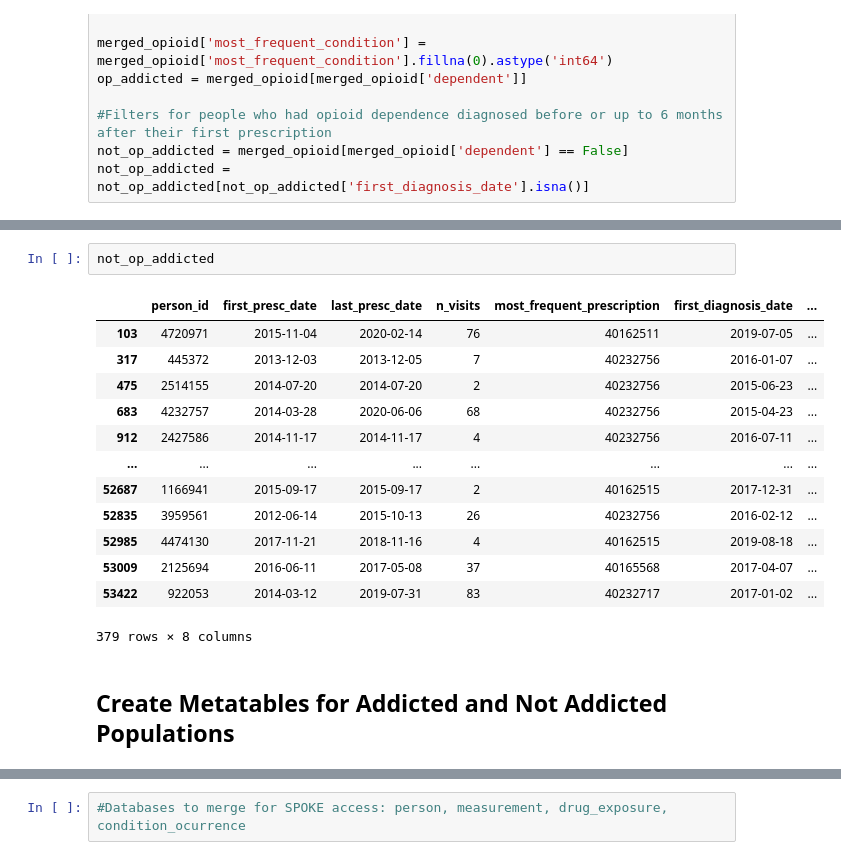
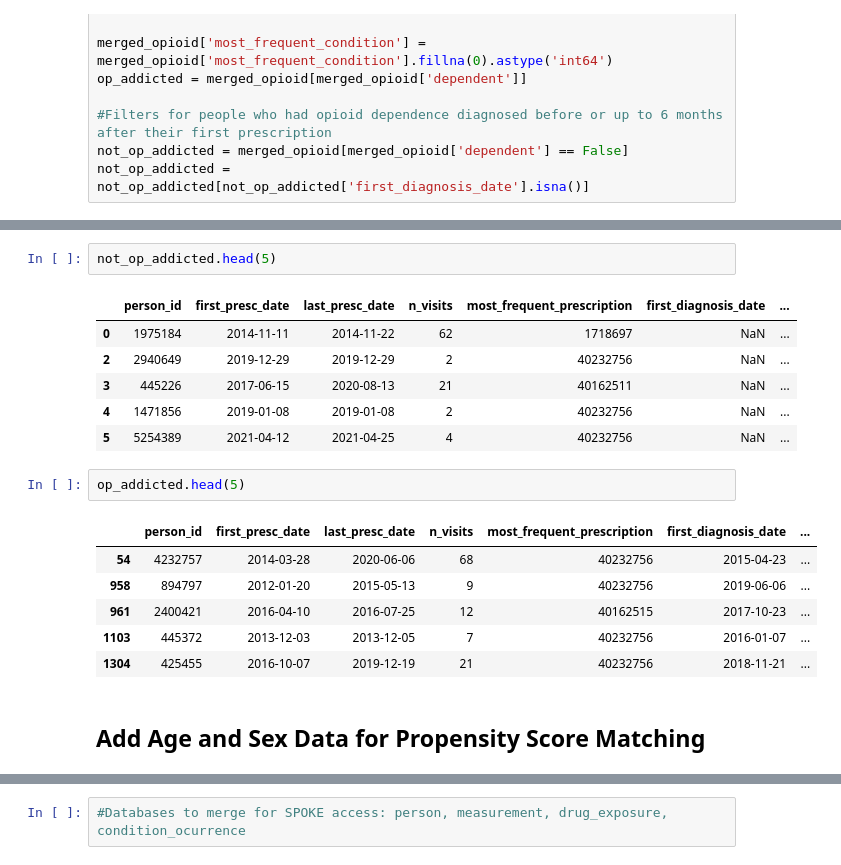
Before and after one commit to sanjayontheweb/SergioRotation, a Jupyter notebook: AddictionEHRQuery.ipynb, the cells around one changed output, grey strips where cells are left out. Saved outputs shown, nothing was run; the diff lists cells and outputs as text.

Commit message:
propensity score matched

```diff
--- a/AddictionEHRQuery.ipynb
+++ b/AddictionEHRQuery.ipynb
@@ -280,20 +282,22 @@ merged_not_op = not_op_addicted.merge(visits_not_op, on = 'person_id', how = 'le
 filtered_merged_not_op = merged_not_op[merged_not_op['visit_start_date'] >= merged_not_op['first_presc_date'] + relativedelta(months=6)]['person_id'].unique()
 not_op_addicted = not_op_addicted[not_op_addicted['person_id'].isin(filtered_merged_not_op)]
 # %%
-not_op_addicted
+not_op_addicted.head(5)
 # %% [output]
 |  | person_id | first_presc_date | last_presc_date | n_visits | most_frequent_prescription | first_diagnosis_date | ... |
-| 103 | 4720971 | 2015-11-04 | 2020-02-14 | 76 | 40162511 | 2019-07-05 | ... |
-| 317 | 445372 | 2013-12-03 | 2013-12-05 | 7 | 40232756 | 2016-01-07 | ... |
-| 475 | 2514155 | 2014-07-20 | 2014-07-20 | 2 | 40232756 | 2015-06-23 | ... |
-| 683 | 4232757 | 2014-03-28 | 2020-06-06 | 68 | 40232756 | 2015-04-23 | ... |
-| 912 | 2427586 | 2014-11-17 | 2014-11-17 | 4 | 40232756 | 2016-07-11 | ... |
-| ... | ... | ... | ... | ... | ... | ... | ... |
-| 52687 | 1166941 | 2015-09-17 | 2015-09-17 | 2 | 40162515 | 2017-12-31 | ... |
-| 52835 | 3959561 | 2012-06-14 | 2015-10-13 | 26 | 40232756 | 2016-02-12 | ... |
-| 52985 | 4474130 | 2017-11-21 | 2018-11-16 | 4 | 40162515 | 2019-08-18 | ... |
-| 53009 | 2125694 | 2016-06-11 | 2017-05-08 | 37 | 40165568 | 2017-04-07 | ... |
-| 53422 | 922053 | 2014-03-12 | 2019-07-31 | 83 | 40232717 | 2017-01-02 | ... |
+| 0 | 1975184 | 2014-11-11 | 2014-11-22 | 62 | 1718697 | NaN | ... |
+| 2 | 2940649 | 2019-12-29 | 2019-12-29 | 2 | 40232756 | NaN | ... |
+| 3 | 445226 | 2017-06-15 | 2020-08-13 | 21 | 40162511 | NaN | ... |
+| 4 | 1471856 | 2019-01-08 | 2019-01-08 | 2 | 40232756 | NaN | ... |
+| 5 | 5254389 | 2021-04-12 | 2021-04-25 | 4 | 40232756 | NaN | ... |
-379 rows × 8 columns
+# %%
+op_addicted.head(5)
+# %% [output]
+|  | person_id | first_presc_date | last_presc_date | n_visits | most_frequent_prescription | first_diagnosis_date | ... |
+| 54 | 4232757 | 2014-03-28 | 2020-06-06 | 68 | 40232756 | 2015-04-23 | ... |
+| 958 | 894797 | 2012-01-20 | 2015-05-13 | 9 | 40232756 | 2019-06-06 | ... |
+| 961 | 2400421 | 2016-04-10 | 2016-07-25 | 12 | 40162515 | 2017-10-23 | ... |
+| 1103 | 445372 | 2013-12-03 | 2013-12-05 | 7 | 40232756 | 2016-01-07 | ... |
+| 1304 | 425455 | 2016-10-07 | 2019-12-19 | 21 | 40232756 | 2018-11-21 | ... |
 # %% [markdown]
-## Create Metatables for Addicted and Not Addicted Populations
+## Add Age and Sex Data for Propensity Score Matching
```
Also changed, not shown: parts of 14 cells of this notebook.
